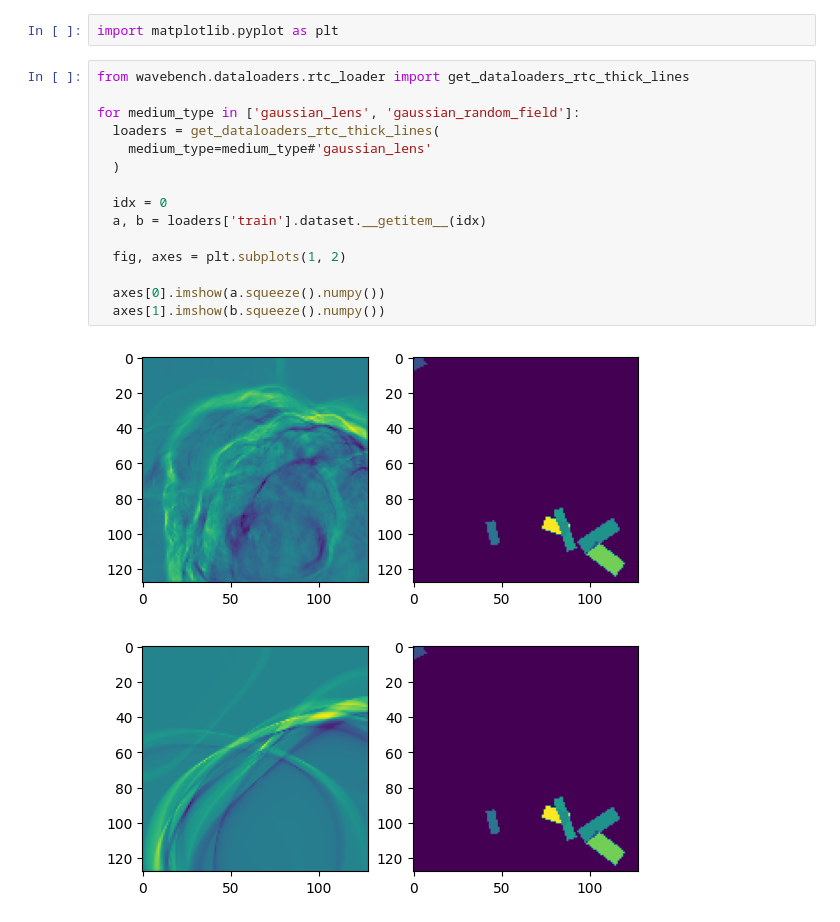
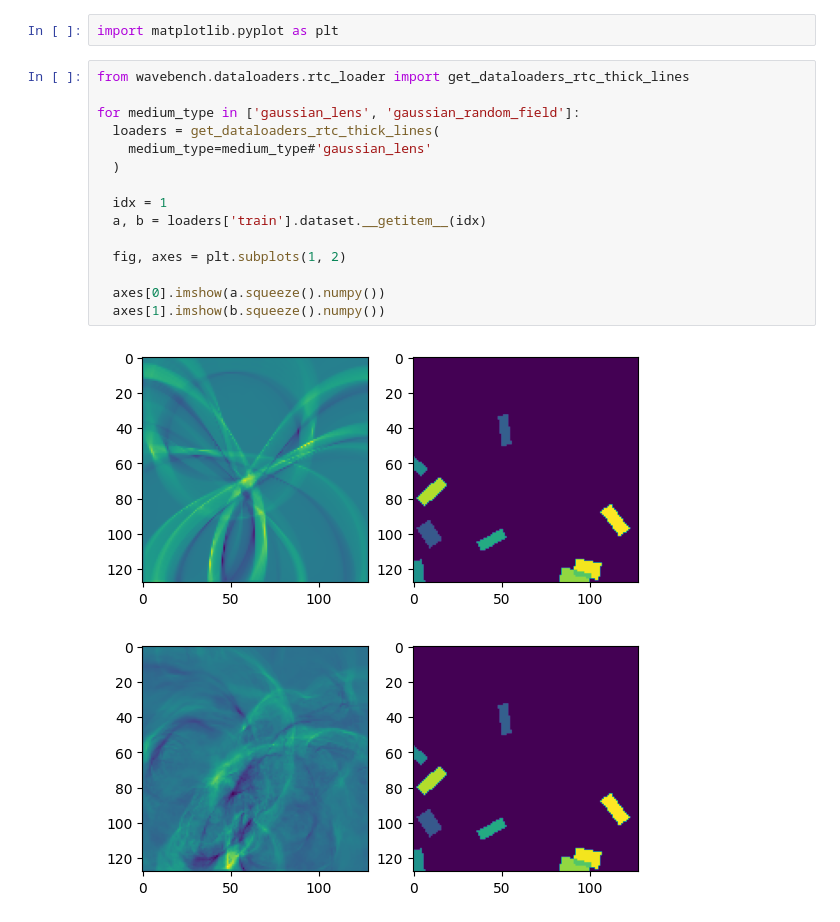
Before and after one commit to wavebench/wavebench, a Jupyter notebook: notebooks/demo-dataloaders.ipynb, the cells around one changed output. Saved outputs shown, nothing was run; the diff lists cells and outputs as text.

```diff
--- a/notebooks/demo-dataloaders.ipynb
+++ b/notebooks/demo-dataloaders.ipynb
@@ -3,21 +3,21 @@ import matplotlib.pyplot as plt
 # %%
 from wavebench.dataloaders.rtc_loader import get_dataloaders_rtc_thick_lines
 
 for medium_type in ['gaussian_lens', 'gaussian_random_field']:
   loaders = get_dataloaders_rtc_thick_lines(
     medium_type=medium_type#'gaussian_lens'
   )
 
-  idx = 0
+  idx = 1
   a, b = loaders['train'].dataset.__getitem__(idx)
 
   fig, axes = plt.subplots(1, 2)
 
   axes[0].imshow(a.squeeze().numpy())
   axes[1].imshow(b.squeeze().numpy())
 # %% [output]
-[figure, old version]
+[figure, new version]
-[figure, old version]
+[figure, new version]
 # %%
 from wavebench.dataloaders.is_loader import get_dataloaders_is_thick_lines
 
```
Also changed, not shown: parts of 1 cell of this notebook, 11 other files.
